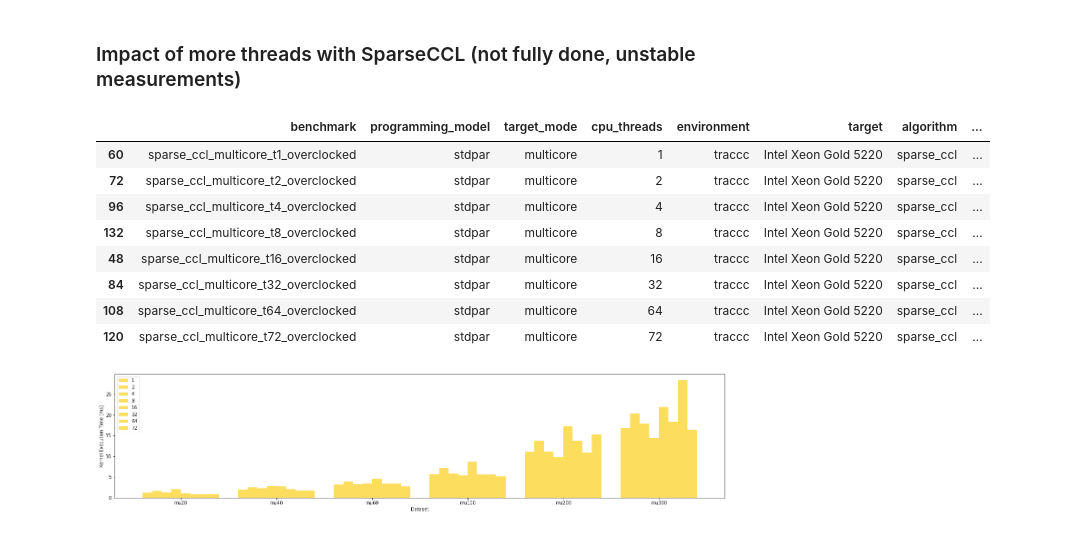
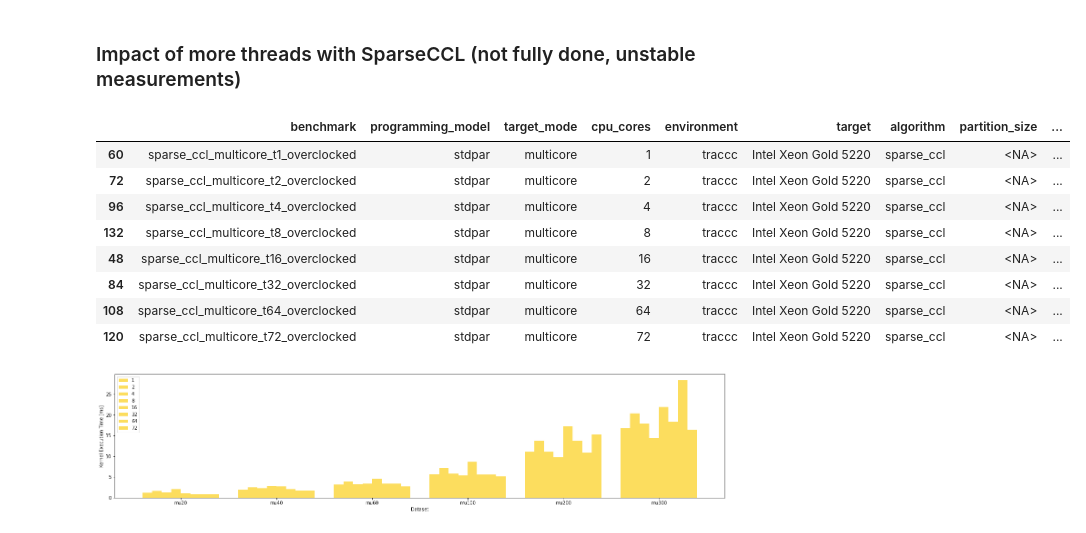
Before and after one commit to ugGit/stdpar-benchmark-analysis, a Jupyter notebook: analysis.ipynb, the cells around one changed output. Saved outputs shown, nothing was run; the diff lists cells and outputs as text; code cells hidden in the pictures.

```diff
--- a/analysis.ipynb
+++ b/analysis.ipynb
@@ -365,17 +373,17 @@ Seems like the result is coherent between multi-core single-threaded and nostdpa
 # %% [markdown]
 ### Impact of more threads with SparseCCL (not fully done, unstable measurements)
 # %%
-threaded_overclocked_sparseccl = df[overclocked_mask & multicore_mask].sort_values(['cpu_threads', 'activations'])
+threaded_overclocked_sparseccl = df[overclocked_mask & multicore_mask].sort_values(['cpu_cores', 'activations'])
 preview_df(threaded_overclocked_sparseccl)
 # %% [output]
-|  | benchmark | programming_model | target_mode | cpu_threads | environment | target | algorithm | ... |
-| 60 | sparse_ccl_multicore_t1_overclocked | stdpar | multicore | 1 | traccc | Intel Xeon Gold 5220 | sparse_ccl | ... |
-| 72 | sparse_ccl_multicore_t2_overclocked | stdpar | multicore | 2 | traccc | Intel Xeon Gold 5220 | sparse_ccl | ... |
-| 96 | sparse_ccl_multicore_t4_overclocked | stdpar | multicore | 4 | traccc | Intel Xeon Gold 5220 | sparse_ccl | ... |
-| 132 | sparse_ccl_multicore_t8_overclocked | stdpar | multicore | 8 | traccc | Intel Xeon Gold 5220 | sparse_ccl | ... |
-| 48 | sparse_ccl_multicore_t16_overclocked | stdpar | multicore | 16 | traccc | Intel Xeon Gold 5220 | sparse_ccl | ... |
-| 84 | sparse_ccl_multicore_t32_overclocked | stdpar | multicore | 32 | traccc | Intel Xeon Gold 5220 | sparse_ccl | ... |
-| 108 | sparse_ccl_multicore_t64_overclocked | stdpar | multicore | 64 | traccc | Intel Xeon Gold 5220 | sparse_ccl | ... |
-| 120 | sparse_ccl_multicore_t72_overclocked | stdpar | multicore | 72 | traccc | Intel Xeon Gold 5220 | sparse_ccl | ... |
+|  | benchmark | programming_model | target_mode | cpu_cores | environment | target | algorithm | partition_size | ... |
+| 60 | sparse_ccl_multicore_t1_overclocked | stdpar | multicore | 1 | traccc | Intel Xeon Gold 5220 | sparse_ccl | <NA> | ... |
+| 72 | sparse_ccl_multicore_t2_overclocked | stdpar | multicore | 2 | traccc | Intel Xeon Gold 5220 | sparse_ccl | <NA> | ... |
+| 96 | sparse_ccl_multicore_t4_overclocked | stdpar | multicore | 4 | traccc | Intel Xeon Gold 5220 | sparse_ccl | <NA> | ... |
+| 132 | sparse_ccl_multicore_t8_overclocked | stdpar | multicore | 8 | traccc | Intel Xeon Gold 5220 | sparse_ccl | <NA> | ... |
+| 48 | sparse_ccl_multicore_t16_overclocked | stdpar | multicore | 16 | traccc | Intel Xeon Gold 5220 | sparse_ccl | <NA> | ... |
+| 84 | sparse_ccl_multicore_t32_overclocked | stdpar | multicore | 32 | traccc | Intel Xeon Gold 5220 | sparse_ccl | <NA> | ... |
+| 108 | sparse_ccl_multicore_t64_overclocked | stdpar | multicore | 64 | traccc | Intel Xeon Gold 5220 | sparse_ccl | <NA> | ... |
+| 120 | sparse_ccl_multicore_t72_overclocked | stdpar | multicore | 72 | traccc | Intel Xeon Gold 5220 | sparse_ccl | <NA> | ... |
 # %%
 plot_df(df=threaded_overclocked_sparseccl,
```
Also changed, not shown: parts of 30 cells of this notebook, 1 other file.
